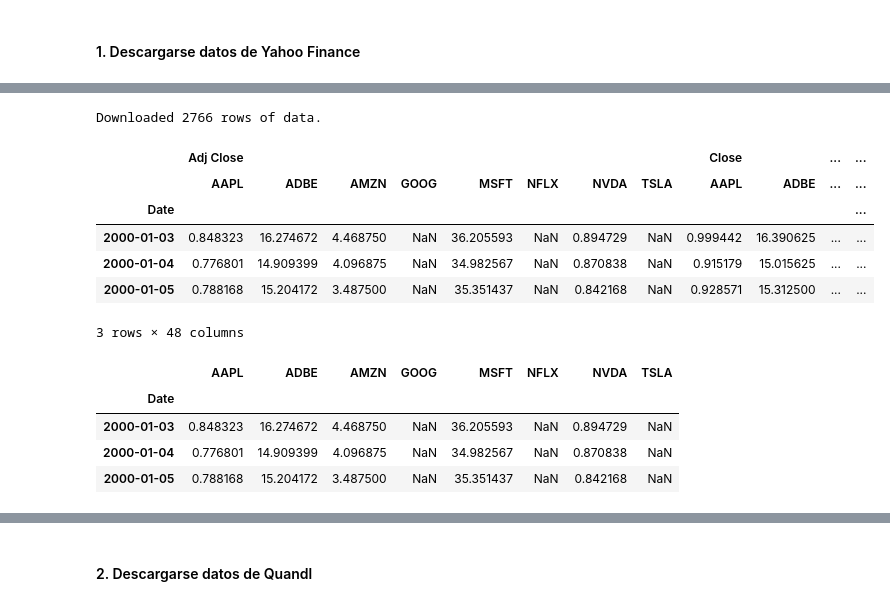
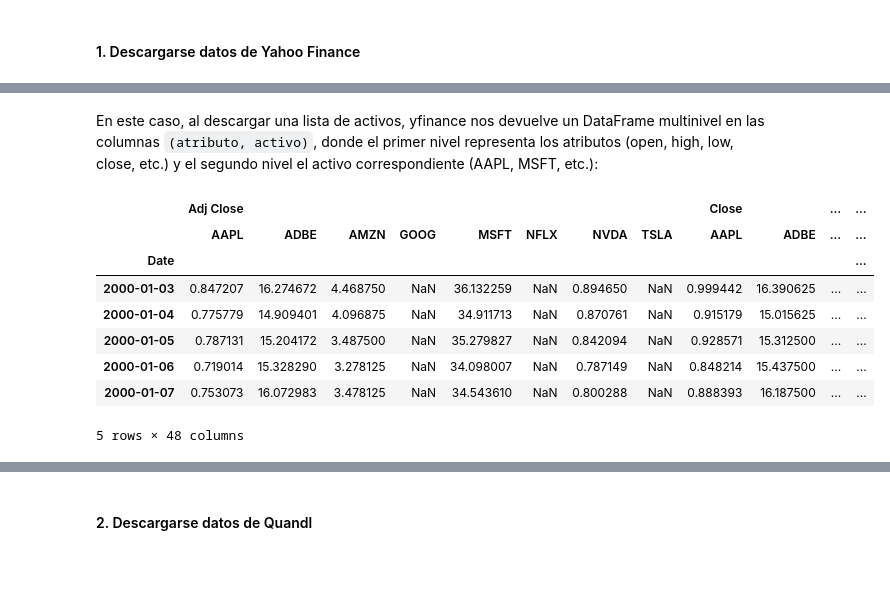
Before and after one commit to alfonso-santos/microcredencial-carteras-python-2023, a Jupyter notebook: Tema_1_Activos_Intro/src/descarga-datos.ipynb, the cells around one changed output, grey strips where cells are left out. Saved outputs shown, nothing was run; the diff lists cells and outputs as text; code cells hidden in the pictures; blank space fills up the shorter version.

```diff
--- a/Tema_1_Activos_Intro/src/descarga-datos.ipynb
+++ b/Tema_1_Activos_Intro/src/descarga-datos.ipynb
@@ -74,27 +114,19 @@ Nos bajamos los datos de varios activos financieros.
 activos = ['AAPL', 'MSFT', 'AMZN', 'GOOG', 'TSLA', 'NVDA', 'ADBE', 'NFLX']
 df_yahoo = yf.download(activos,
                        start='2000-01-01',
-                       end='2010-12-31',
+                       end='2011-01-01',
                        progress=False)
-
-print(f'Downloaded {df_yahoo.shape[0]} rows of data.')
-
-df_yahoo.head(3)
-# %% [output]
-Downloaded 2766 rows of data.
-|  | Adj Close |  |  |  |  |  |  |  | Close |  | ... | ... |
-|  | AAPL | ADBE | AMZN | GOOG | MSFT | NFLX | NVDA | TSLA | AAPL | ADBE | ... | ... |
-| Date |  |  |  |  |  |  |  |  |  |  |  | ... |
-| 2000-01-03 | 0.848323 | 16.274672 | 4.468750 | NaN | 36.205593 | NaN | 0.894729 | NaN | 0.999442 | 16.390625 | ... | ... |
-| 2000-01-04 | 0.776801 | 14.909399 | 4.096875 | NaN | 34.982567 | NaN | 0.870838 | NaN | 0.915179 | 15.015625 | ... | ... |
-| 2000-01-05 | 0.788168 | 15.204172 | 3.487500 | NaN | 35.351437 | NaN | 0.842168 | NaN | 0.928571 | 15.312500 | ... | ... |
-3 rows × 48 columns
-# %%
-df_yahoo = df_yahoo['Adj Close']
-df_yahoo.head(3)
-# %% [output]
-|  | AAPL | ADBE | AMZN | GOOG | MSFT | NFLX | NVDA | TSLA |
-| Date |  |  |  |  |  |  |  |  |
-| 2000-01-03 | 0.848323 | 16.274672 | 4.468750 | NaN | 36.205593 | NaN | 0.894729 | NaN |
-| 2000-01-04 | 0.776801 | 14.909399 | 4.096875 | NaN | 34.982567 | NaN | 0.870838 | NaN |
-| 2000-01-05 | 0.788168 | 15.204172 | 3.487500 | NaN | 35.351437 | NaN | 0.842168 | NaN |
+# %% [markdown]
+En este caso, al descargar una lista de activos, yfinance nos devuelve un DataFrame multinivel en las columnas `(atributo, activo)`, donde el primer nivel representa los atributos (open, high, low, close, etc.) y el segundo nivel el activo correspondiente (AAPL, MSFT, etc.):
+# %%
+df_yahoo.head()
+# %% [output]
+|  | Adj Close |  |  |  |  |  |  |  | Close |  | ... | ... |
+|  | AAPL | ADBE | AMZN | GOOG | MSFT | NFLX | NVDA | TSLA | AAPL | ADBE | ... | ... |
+| Date |  |  |  |  |  |  |  |  |  |  |  | ... |
+| 2000-01-03 | 0.847207 | 16.274672 | 4.468750 | NaN | 36.132259 | NaN | 0.894650 | NaN | 0.999442 | 16.390625 | ... | ... |
+| 2000-01-04 | 0.775779 | 14.909401 | 4.096875 | NaN | 34.911713 | NaN | 0.870761 | NaN | 0.915179 | 15.015625 | ... | ... |
+| 2000-01-05 | 0.787131 | 15.204172 | 3.487500 | NaN | 35.279827 | NaN | 0.842094 | NaN | 0.928571 | 15.312500 | ... | ... |
+| 2000-01-06 | 0.719014 | 15.328290 | 3.278125 | NaN | 34.098007 | NaN | 0.787149 | NaN | 0.848214 | 15.437500 | ... | ... |
+| 2000-01-07 | 0.753073 | 16.072983 | 3.478125 | NaN | 34.543610 | NaN | 0.800288 | NaN | 0.888393 | 16.187500 | ... | ... |
+5 rows × 48 columns
```
Also changed, not shown: parts of 51 cells of this notebook, 1 other file.
